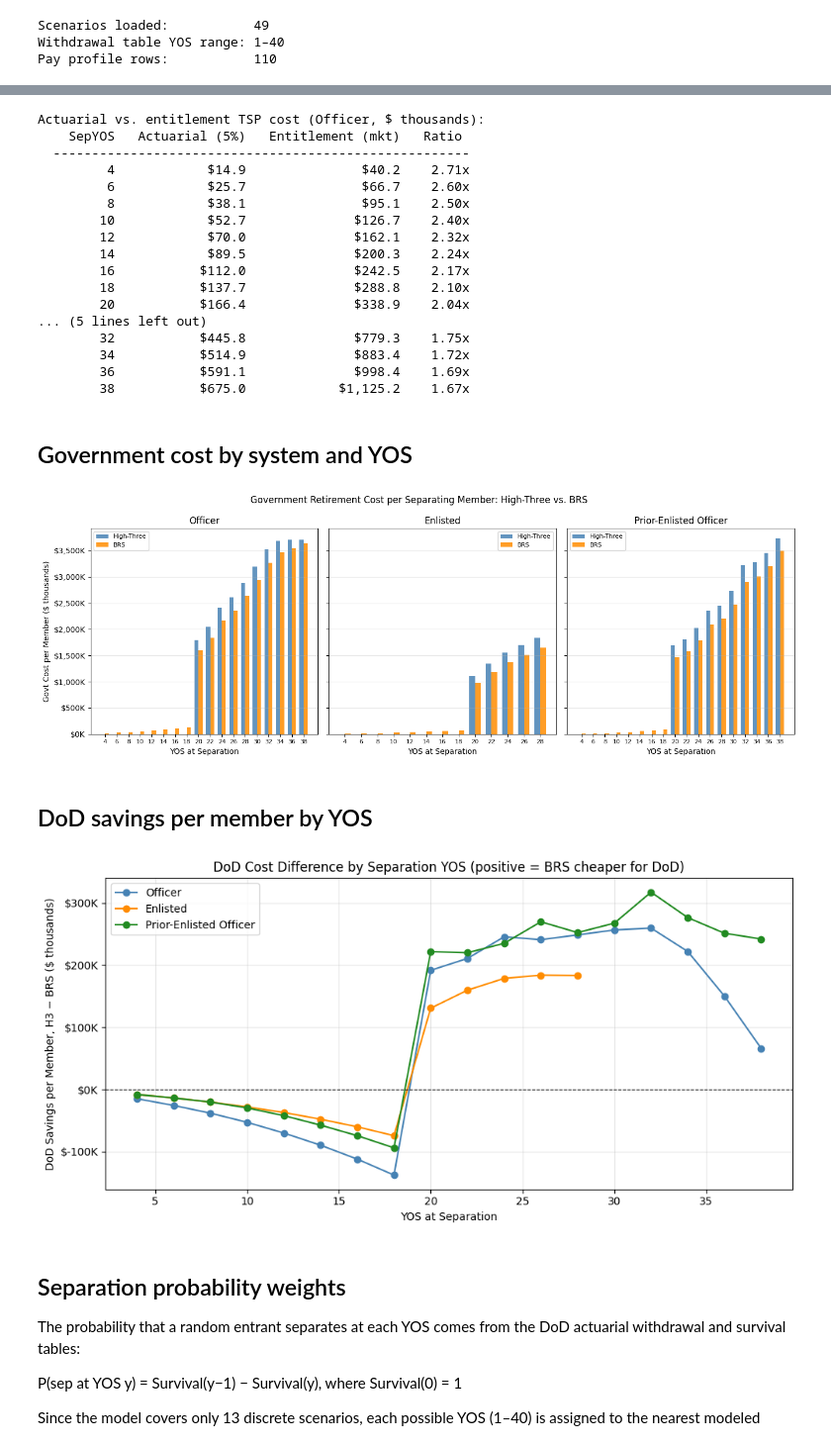
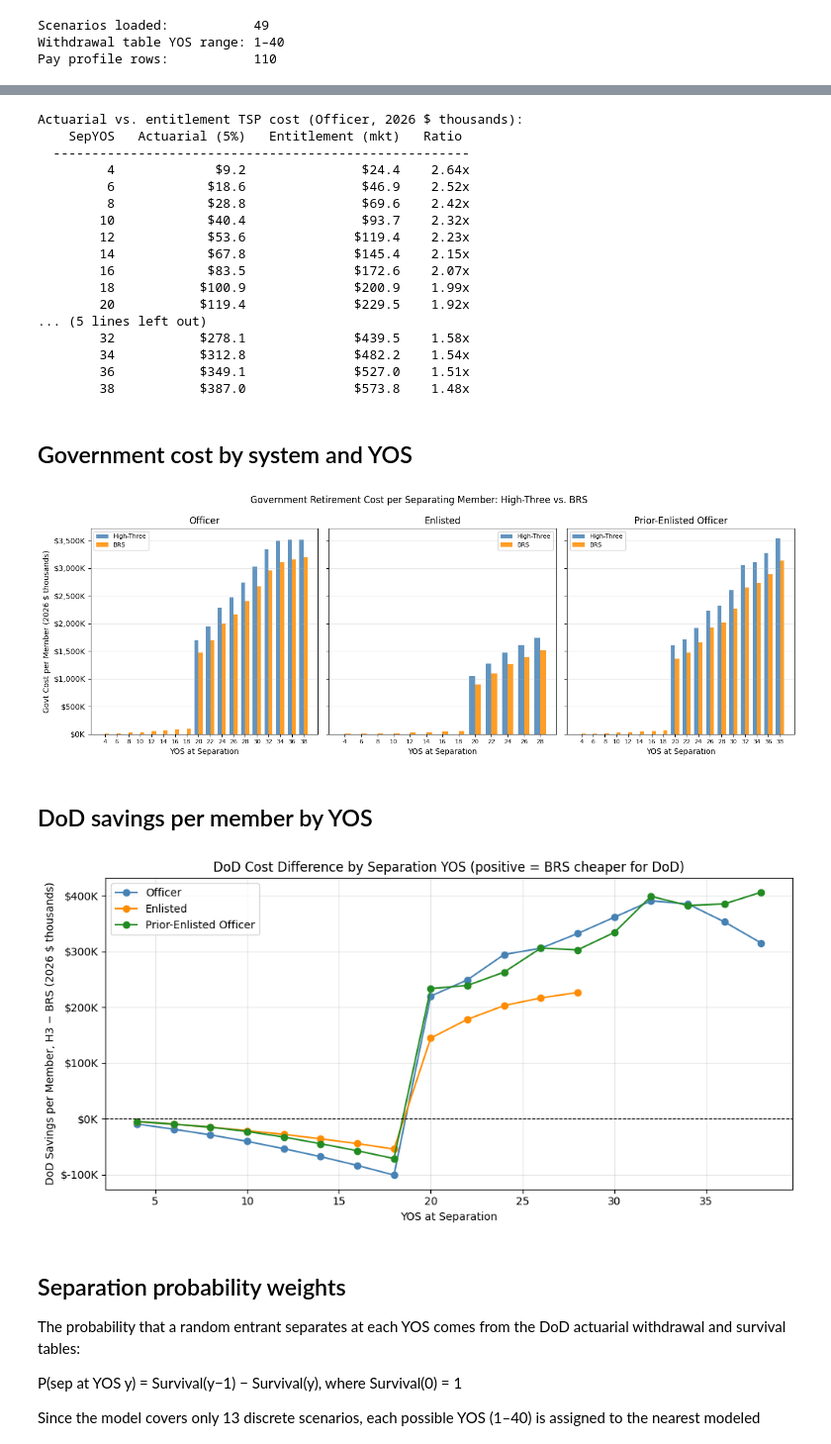
Before and after one commit to sgelety/military-retirement-monte-carlo, a Jupyter notebook: notebooks/04_government_fiscal.ipynb, the cells around one changed output, grey strips where cells are left out. Shown at 99% size. Cells and saved outputs as stored; diff of their text form; code cells hidden in the pictures.

```diff
--- a/notebooks/04_government_fiscal.ipynb
+++ b/notebooks/04_government_fiscal.ipynb
@@ -55,7 +58,7 @@ PROFILE_SCENARIOS = {
 }
 
 DISCOUNT_RATE = 0.05      # nominal NPV rate (matches 03a/03b)
-GOVT_CONTRIB_RATE = 0.05  # 1% auto + 4% match
+PAY_GROWTH = 0.0275       # pay raises track COLA (matches 03a)
 
 # Approximate annual active-component accessions.
 # Source: DoD FY2024 Population Representation report.
@@ -96,24 +102,30 @@ so DoD_Savings is negative for all pre-retirement separations.
 A comparison cell shows the magnitude of the actuarial vs.
 entitlement TSP values for reference.
 # %%
+from tsp_calcs import brs_govt_rate  # noqa: E402
+
+
 def govt_tsp_actuarial(pay_df, profile, sep_yos):
     """
-    PV at separation of government TSP contributions.
+    PV at separation of govt TSP contributions, 2026 $.
 
-    Each year's contribution (GOVT_CONTRIB_RATE x annual pay)
-    is compounded forward to the separation date at DISCOUNT_RATE.
-    This matches the reference date and discount rate used for
-    pension NPV, excluding TSP market returns from DoD's cost.
+    Pay grows at PAY_GROWTH. Each year's government
+    contribution (brs_govt_rate x nominal annual pay: 1%
+    in YOS 1-2, 5% from YOS 3) is compounded forward to
+    the separation date at DISCOUNT_RATE, then deflated
+    to 2026 dollars - matching the reference date,
+    discount rate, and units used for pension NPV.
     """
     career = pay_df.query(
         "Profile == @profile and YOS <= @sep_yos"
     ).set_index("YOS")["MonthlyPay"]
     total = 0.0
     for yos, monthly_pay in career.items():
-        contrib = monthly_pay * 12 * GOVT_CONTRIB_RATE
+        nom = monthly_pay * (1 + PAY_GROWTH) ** (yos - 1)
+        contrib = nom * 12 * brs_govt_rate(yos)
         years = sep_yos - yos
         total += contrib * (1 + DISCOUNT_RATE) ** years
-    return total
+    return total / (1 + PAY_GROWTH) ** sep_yos
 
 
 fiscal = det.copy()
@@ -131,7 +143,7 @@ fiscal["DoD_Savings"] = (
 
 print(
     "Actuarial vs. entitlement TSP cost"
-    " (Officer, $ thousands):"
+    " (Officer, 2026 $ thousands):"
 )
 print(
     f"  {'SepYOS':>8} {'Actuarial (5%)':>16}"
@@ -153,23 +165,23 @@ for _, row in fiscal[
         f" {ratio:>7.2f}x"
     )
 # %% [output]
-Actuarial vs. entitlement TSP cost (Officer, $ thousands):
+Actuarial vs. entitlement TSP cost (Officer, 2026 $ thousands):
     SepYOS   Actuarial (5%)   Entitlement (mkt)   Ratio
   ------------------------------------------------------
-         4            $14.9               $40.2    2.71x
-         6            $25.7               $66.7    2.60x
-         8            $38.1               $95.1    2.50x
-        10            $52.7              $126.7    2.40x
-        12            $70.0              $162.1    2.32x
-        14            $89.5              $200.3    2.24x
-        16           $112.0              $242.5    2.17x
-        18           $137.7              $288.8    2.10x
-        20           $166.4              $338.9    2.04x
+         4             $9.2               $24.4    2.64x
+         6            $18.6               $46.9    2.52x
+         8            $28.8               $69.6    2.42x
+        10            $40.4               $93.7    2.32x
+        12            $53.6              $119.4    2.23x
+        14            $67.8              $145.4    2.15x
+        16            $83.5              $172.6    2.07x
+        18           $100.9              $200.9    1.99x
+        20           $119.4              $229.5    1.92x
 ... (5 lines left out)
-        32           $445.8              $779.3    1.75x
-        34           $514.9              $883.4    1.72x
-        36           $591.1              $998.4    1.69x
-        38           $675.0            $1,125.2    1.67x
+        32           $278.1              $439.5    1.58x
+        34           $312.8              $482.2    1.54x
+        36           $349.1              $527.0    1.51x
+        38           $387.0              $573.8    1.48x
 # %% [markdown]
 ## Government cost by system and YOS
 # %%
@@ -221,7 +233,7 @@ for ax, (profile, label) in zip(
     ax.grid(axis="y", alpha=0.3)
 
 axes[0].set_ylabel(
-    "Govt Cost per Member ($ thousands)"
+    "Govt Cost per Member (2026 $ thousands)"
 )
 fig.suptitle(
     "Government Retirement Cost per Separating Member"
@@ -231,7 +243,7 @@ fig.suptitle(
 plt.tight_layout()
 plt.show()
 # %% [output]
-[figure, old version]
+[figure, new version]
 # %% [markdown]
 ## DoD savings per member by YOS
 # %%
@@ -242,35 +254,35 @@ profile_colors = {
 }
 
 fig, ax = plt.subplots(figsize=(10, 5))
 
 for profile, color in profile_colors.items():
     sub = fiscal[fiscal["Profile"] == profile]
     ax.plot(
         sub["SepYOS"],
         sub["DoD_Savings"] / 1000,
         marker="o",
         label=profile_labels[profile],
         color=color,
     )
 
 ax.axhline(0, color="black", linewidth=0.8, linestyle="--")
 ax.set_xlabel("YOS at Separation")
 ax.set_ylabel(
-    "DoD Savings per Member, H3 − BRS ($ thousands)"
+    "DoD Savings per Member, H3 − BRS (2026 $ thousands)"
 )
 ax.set_title(
     "DoD Cost Difference by Separation YOS"
     " (positive = BRS cheaper for DoD)"
 )
 ax.yaxis.set_major_formatter(
     mticker.FuncFormatter(lambda v, _: f"${v:,.0f}K")
 )
 ax.legend()
 ax.grid(True, alpha=0.3)
 plt.tight_layout()
 plt.show()
 # %% [output]
-[figure, old version]
+[figure, new version]
 # %% [markdown]
 ## Separation probability weights
 
```
Also changed, not shown: parts of 17 cells of this notebook, 10 other files.
